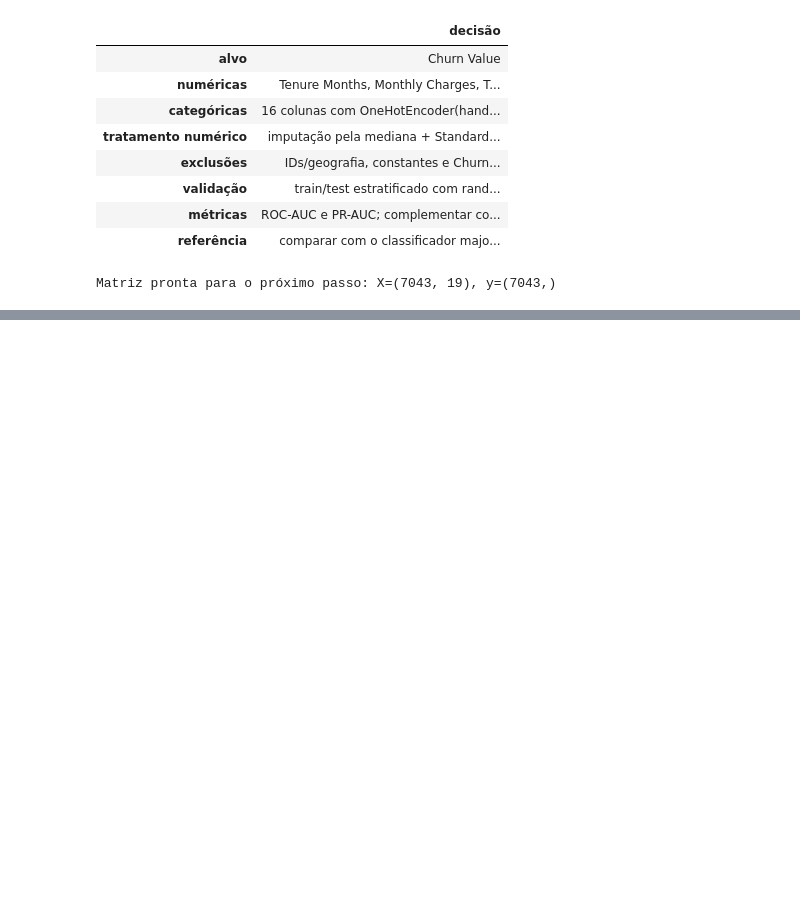
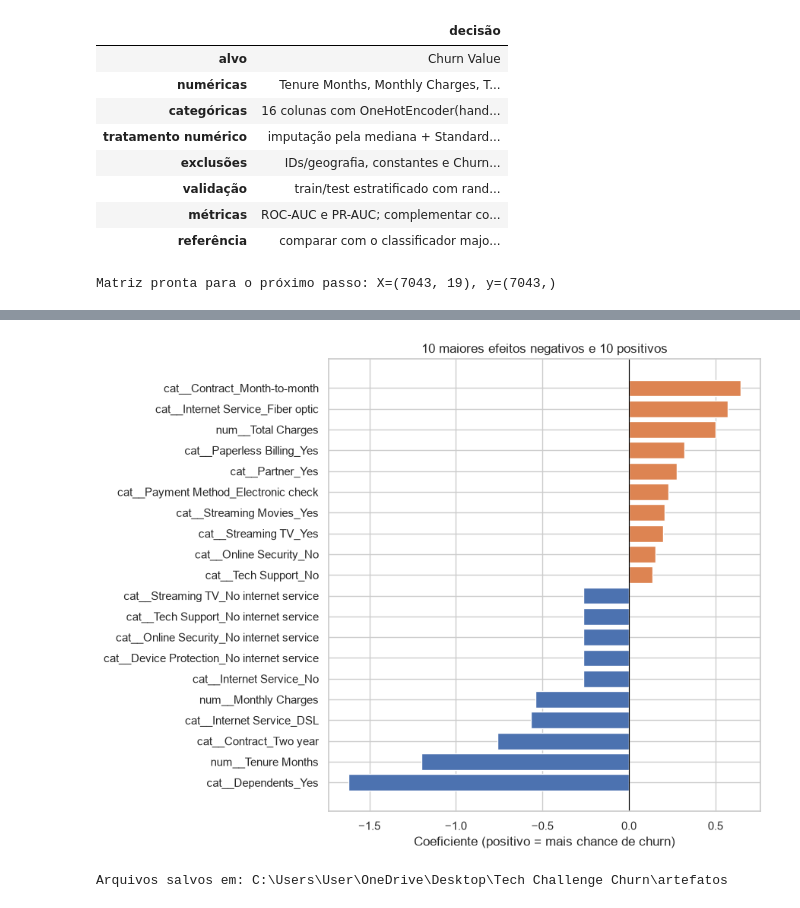
Before and after one commit to Bzrperes/techChallenge, a Jupyter notebook: notebooks/TechChallenge.ipynb, the cells around one changed output, grey strips where cells are left out. Cells and saved outputs as stored; diff of their text form; code cells hidden in the pictures; blank space fills up the shorter version.

```diff
--- a/notebooks/TechChallenge.ipynb
+++ b/notebooks/TechChallenge.ipynb
@@ -433,0 +519,25 @@ Matriz pronta para o próximo passo: X=(7043, 19), y=(7043,)
+# %%
+# Célula 17 — pré-processador
+def criar_preprocessador():
+    """Cria um pré-processador novo a cada chamada, evitando objetos compartilhados entre pipelines."""
+    return ColumnTransformer(
+        transformers=[
+            ("num", Pipeline([
+                ("imputer", SimpleImputer(strategy="median")),   # rede de segurança: os nulos conhecidos já foram tratados na Célula 15
+                ("scaler", StandardScaler()),
+            ]), NUMERICAS),
+            ("cat", Pipeline([
+                ("imputer", SimpleImputer(strategy="most_frequent")),
+                ("onehot", OneHotEncoder(handle_unknown="ignore", drop="if_binary")),
+            ]), CATEGORICAS),
+        ],
+        remainder="drop",
+    )
+
+def montar_pipeline(modelo):
+    # Cada pipeline recebe seu próprio pré-processador
+    return Pipeline([("prep", criar_preprocessador()), ("modelo", modelo)])
+
+# Quantas colunas o modelo enxerga depois do tratamento (usa um objeto descartável)
+n_cols = criar_preprocessador().fit(X_train).get_feature_names_out().shape[0]
+print(f"{len(FEATURES)} features originais -> {n_cols} colunas após o pré-processamento")
@@ -433,0 +662,29 @@ Matriz pronta para o próximo passo: X=(7043, 19), y=(7043,)
+# %%
+# Célula 22 — coeficientes do baseline
+nomes = baseline.named_steps["prep"].get_feature_names_out()
+coefs = pd.Series(baseline.named_steps["modelo"].coef_[0], index=nomes).sort_values()
+extremos = pd.concat([coefs.head(10), coefs.tail(10)])
+
+plt.figure(figsize=(9, 7))
+plt.barh(extremos.index, extremos.values,
+         color=["#4c72b0" if v < 0 else "#dd8452" for v in extremos.values])
+plt.axvline(0, color="black", linewidth=0.8)
+plt.xlabel("Coeficiente (positivo = mais chance de churn)")
+plt.title("10 maiores efeitos negativos e 10 positivos")
+plt.tight_layout(); plt.show()
+# %% [output]
+[figure, added]
+# %%
+# Célula 23 — salvar base tratada e baseline
+SAIDA = Path("artefatos"); SAIDA.mkdir(exist_ok=True)
+
+df_tratado.to_csv(SAIDA / "telco_tratado.csv", index=False)
+joblib.dump({"pipeline": baseline, "limiar": LIMIAR, "features": FEATURES,
+             "modelo": MODELO_BASELINE}, SAIDA / "baseline_churn.joblib")
+
+# Teste de sanidade: recarrega e confere que dá as mesmas previsões
+carregado = joblib.load(SAIDA / "baseline_churn.joblib")
+assert np.allclose(carregado["pipeline"].predict_proba(X_test)[:, 1], proba_test)
+print("Arquivos salvos em:", SAIDA.resolve())
+# %% [output]
+Arquivos salvos em: C:\Users\User\OneDrive\Desktop\Tech Challenge Churn\artefatos
```
Also changed, not shown: parts of 9 cells of this notebook.
